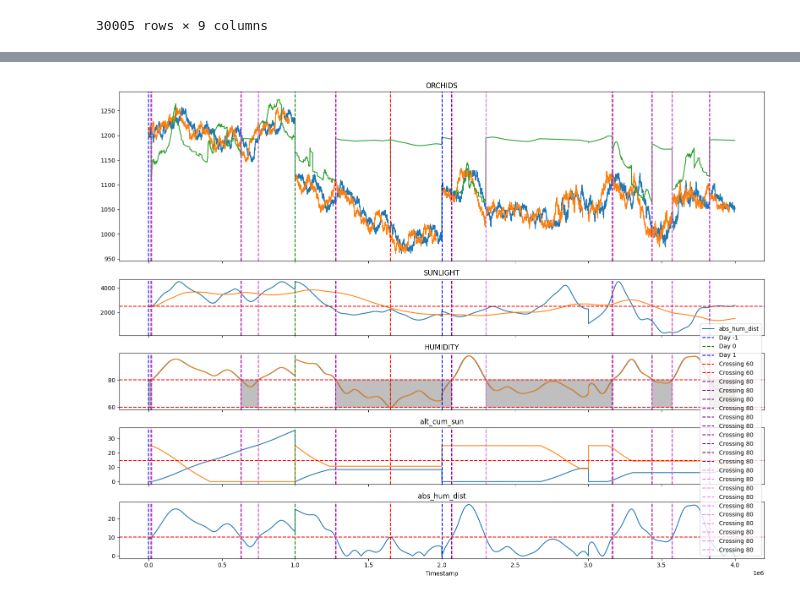
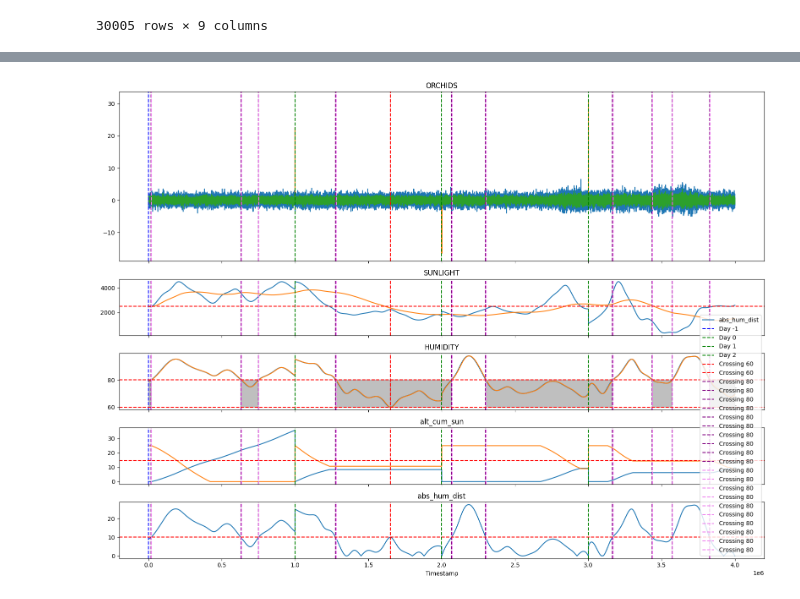
Before and after one commit to felixpoirier1/Prosperity, a Jupyter notebook: data analysis/Round 2/r2 ANAL_r2 test.ipynb, the cells around one changed output, grey strips where cells are left out. Cells and saved outputs as stored; diff of their text form; code cells hidden in the pictures.

```diff
--- a/data analysis/Round 2/r2 ANAL_r2 test.ipynb
+++ b/data analysis/Round 2/r2 ANAL_r2 test.ipynb
@@ -205,7 +250,7 @@ def plot_orchids_sunlight_humidity(df):
 
     # Plot ORCHIDS vs new_timestamp
     axs[0].plot(df['new_timestamp'], df['ORCHIDS'], label='ORCHIDS')
-    # axs[0].plot(df['new_timestamp'], df['orchid_roll_day'], label='roll')
+    axs[0].plot(df['new_timestamp'], df['orchid_roll'], label='roll')
     # axs[0].plot(df['new_timestamp'], df['orchid_roll_shift'], label='roll_shift')
     # axs[0].plot(df['new_timestamp'], df['orchid_shift'], label='SHIFT')
     axs[0].set_title('ORCHIDS')
@@ -485,25 +454,0 @@ Wall time: 4.32 s
-# %%
-# For Linear Regression
-lin_r2 = r2_score(y_test1, lin_pred1)
-lin_mse = mean_squared_error(y_test1, lin_pred1)
-lin_mae = mean_absolute_error(y_test1, lin_pred1)
-
-feature_names1 = X_train_scaled1.columns
-coefficients1 = lin_reg1.coef_
-
-print(f"Linear Regression R2: {lin_r2}")
-print(f"Linear Regression MSE: {lin_mse}")
-print(f"Linear Regression MAE: {lin_mae}")
-
-for feature, coef in zip(feature_names1, coefficients1):
-    print(f'{feature}: {coef}')
-print("Intercept:", lin_reg1.intercept_)
-
-# For Random Forest Regressor
-forest_r2 = r2_score(y_test1, forest_pred1)
-forest_mse = mean_squared_error(y_test1, forest_pred1)
-forest_mae = mean_absolute_error(y_test1, forest_pred1)
-
-print(f"Random Forest R2: {forest_r2}")
-print(f"Random Forest MSE: {forest_mse}")
-print(f"Random Forest MAE: {forest_mae}")
@@ -584,9 +508,10 @@ max          1255.230000   1257.250000     15.670000
 # %%
+%%time
 def apply_model(row):
     if row['abs_hum_dist'] > 10:
-        return sum(row[feature_names1] * coefficients1) + lin_reg1.intercept_
+        return sum(row[feature_names1[feature_names1 != 'const']] * coefficients1[feature_names1 != 'const']) + coefficients1[feature_names1 == 'const']
     else:
-        return 1100 - max(0, (2500 - row['SUNLIGHT']) / row['tte']) + row['tte']
+        return sum(row[feature_names[feature_names != 'const']] * coefficients[feature_names != 'const']) + coefficients[feature_names == 'const']
 
 orchids['preds'] = orchids.apply(apply_model, axis=1)
 orchids[orchids['abs_hum_dist'] < 10]
@@ -611,11 +538,12 @@ orchids['preds'].max()
 # %%
-def plot_orchids_sunlight_humidity2(df):
+def plot_orchids_sunlight_humidity(df):
     fig, axs = plt.subplots(5, 1, sharex=True, figsize=(16, 12), gridspec_kw={'height_ratios': [3, 1, 1, 1, 1]})
 
     # Plot ORCHIDS vs new_timestamp
-    axs[0].plot(df['new_timestamp'], df['ORCHIDS'], label='ORCHIDS')
-    axs[0].plot(df['new_timestamp'], df['orchid_shift'], label='SHIFT')
+    axs[0].plot(df['new_timestamp'], df['orchid_diff_shift'], label='ORCHIDS')
     axs[0].plot(df['new_timestamp'], df['preds'], label='preds')
+    axs[0].plot(df['new_timestamp'], df['orchid_roll_diff_shift'], label='roll_diff_shift')
+    # axs[0].plot(df['new_timestamp'], df['orchid_shift'], label='SHIFT')
     axs[0].set_title('ORCHIDS')
 
     # Plot SUNLIGHT vs new_timestamp
@@ -641,7 +569,8 @@ def plot_orchids_sunlight_humidity2(df):
     for ax in axs:
         ax.axvline(0, color='blue', linestyle='--', label='Day -1')
         ax.axvline(1000100, color='green', linestyle='--', label='Day 0')
-        ax.axvline(2000200, color='blue', linestyle='--', label='Day 1')
+        ax.axvline(2000200, color='green', linestyle='--', label='Day 1')
+        ax.axvline(3000300, color='green', linestyle='--', label='Day 2')
 
         # Detecting threshold crossings for HUMIDITY at 60 and 80
     for threshold in [60, 80]:
@@ -665,32 +594,32 @@ def plot_orchids_sunlight_humidity2(df):
         # Crossing up the threshold
         crossing_up1 = (df['roll_hum_avg'] > threshold) & (shifted_humidity1 <= threshold)
         # Crossing down the threshold
         crossing_down1 = (df['roll_hum_avg'] < threshold) & (shifted_humidity1 >= threshold)
         # Combine crossing up and down
         crossings1 = crossing_up1 | crossing_down1
 
         # Draw vertical lines at crossings
         for timestamp in df.loc[crossings1, 'new_timestamp']:
             for ax in axs:
                 ax.axvline(timestamp, color='pink' if threshold == 60 else 'violet', linestyle='--',
                            label=f'Crossing {threshold}')
 
     # Highlighting region between 60 and 80 for HUMIDITY
     axs[2].fill_between(df['new_timestamp'], 60, 80, where=(df['HUMIDITY'] >= 60) & (df['HUMIDITY'] <= 80), color='gray', alpha=0.5, label='Target Humidity Zone')
 
     # Red lines for thresholds
     axs[1].axhline(2500, color='red', linestyle='--', label='Sunlight Threshold')
     axs[2].axhline(60, color='red', linestyle='--')
     axs[2].axhline(80, color='red', linestyle='--')
     axs[3].axhline(25*7/12, color='red', linestyle='--', label='Cum Sun Threshold')
     axs[4].axhline(10, color='red', linestyle='--')
 
     axs[-1].set_xlabel('Timestamp')
 
     plt.tight_layout()
     plt.legend()
     plt.show()
 
-plot_orchids_sunlight_humidity2(orchids)
+plot_orchids_sunlight_humidity(orchids)
 # %% [output]
-[figure, old version]
+[figure, new version]
```
Also changed, not shown: parts of 27 cells of this notebook, 4 other files.
